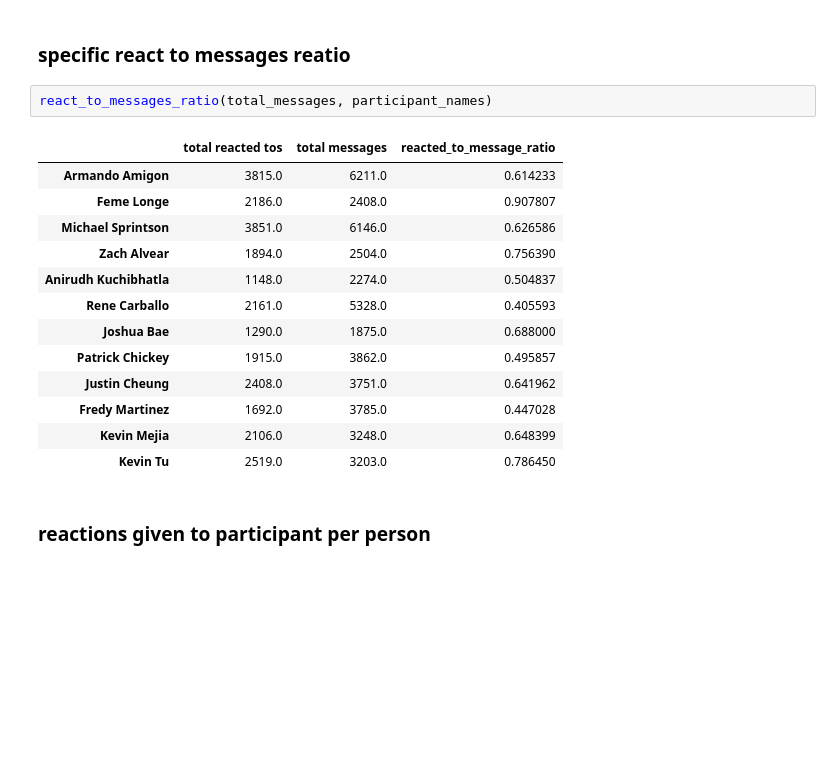
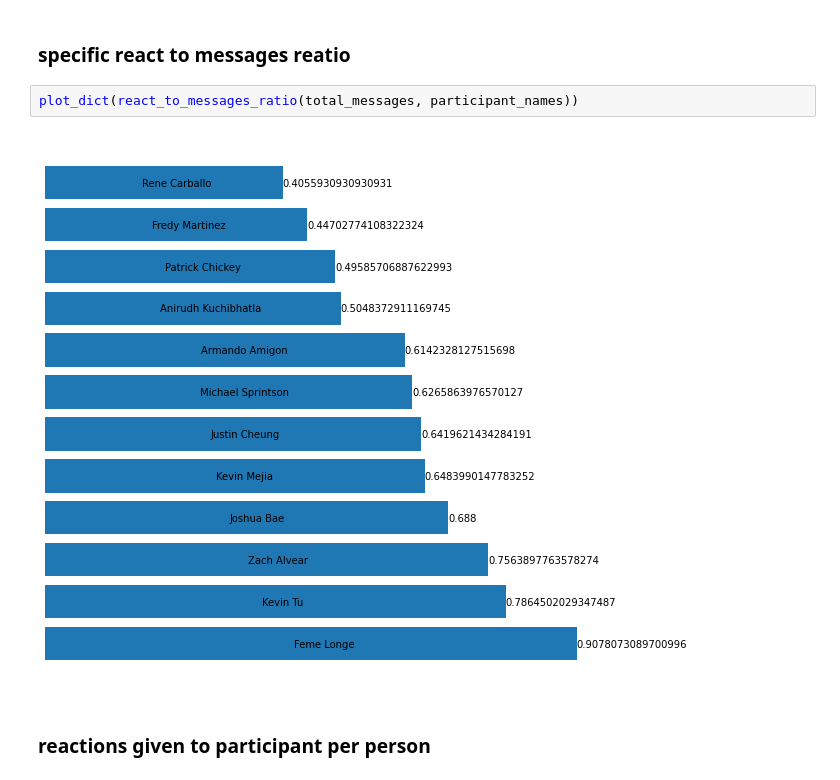
Before and after one commit to michaelsprintson/facebook_groups_analytics, a Jupyter notebook: init_attempt.ipynb, the cells around one changed output. Drawn from its saved outputs; the diff is of its cells as text; blank space fills up the shorter version.

Commit message:
everything is either pandas, messages, or bar graph plot

```diff
--- a/init_attempt.ipynb
+++ b/init_attempt.ipynb
@@ -78,21 +78,9 @@ reactions_recieved_by_all(participant_names, total_messages, returntype='pd')
 # %% [markdown]
 ### specific react to messages reatio
 # %%
-react_to_messages_ratio(total_messages, participant_names)
+plot_dict(react_to_messages_ratio(total_messages, participant_names))
 # %% [output]
-|  | total reacted tos | total messages | reacted_to_message_ratio |
-| Armando Amigon | 3815.0 | 6211.0 | 0.614233 |
-| Feme Longe | 2186.0 | 2408.0 | 0.907807 |
-| Michael Sprintson | 3851.0 | 6146.0 | 0.626586 |
-| Zach Alvear | 1894.0 | 2504.0 | 0.756390 |
-| Anirudh Kuchibhatla | 1148.0 | 2274.0 | 0.504837 |
-| Rene Carballo | 2161.0 | 5328.0 | 0.405593 |
-| Joshua Bae | 1290.0 | 1875.0 | 0.688000 |
-| Patrick Chickey | 1915.0 | 3862.0 | 0.495857 |
-| Justin Cheung | 2408.0 | 3751.0 | 0.641962 |
-| Fredy Martinez | 1692.0 | 3785.0 | 0.447028 |
-| Kevin Mejia | 2106.0 | 3248.0 | 0.648399 |
-| Kevin Tu | 2519.0 | 3203.0 | 0.786450 |
+[figure, added]
 # %% [markdown]
 ### reactions given to participant per person
 # %%
```
Also changed, not shown: parts of 9 cells of this notebook, 1 other file.
